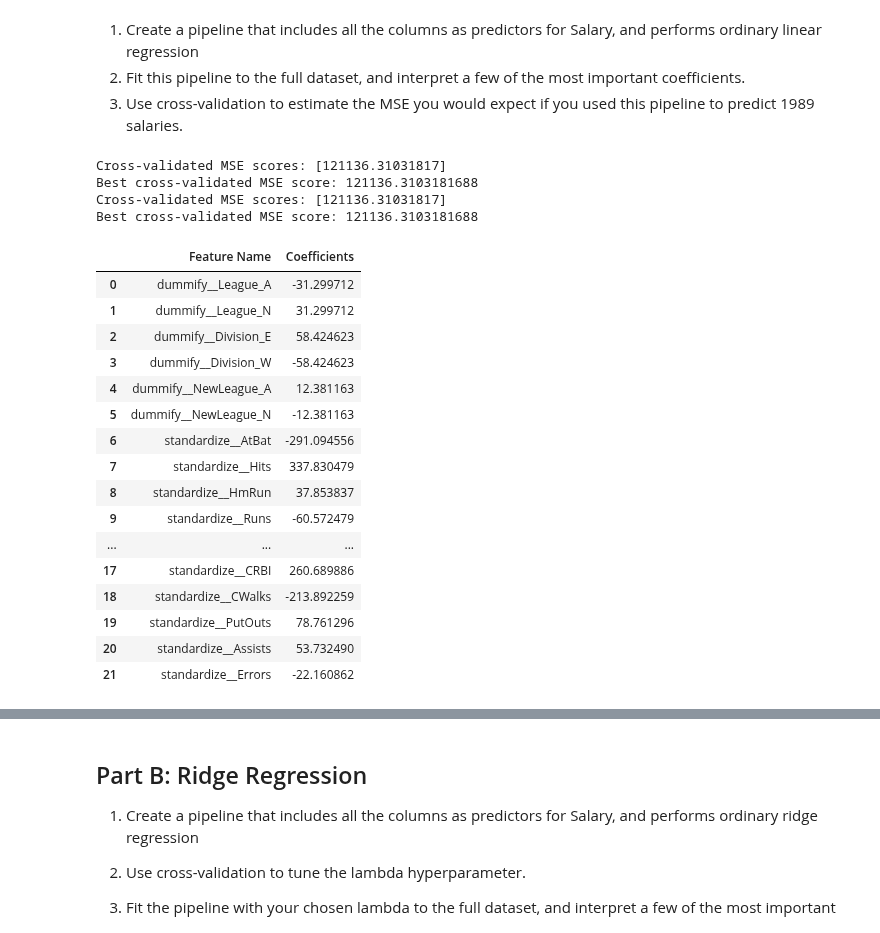
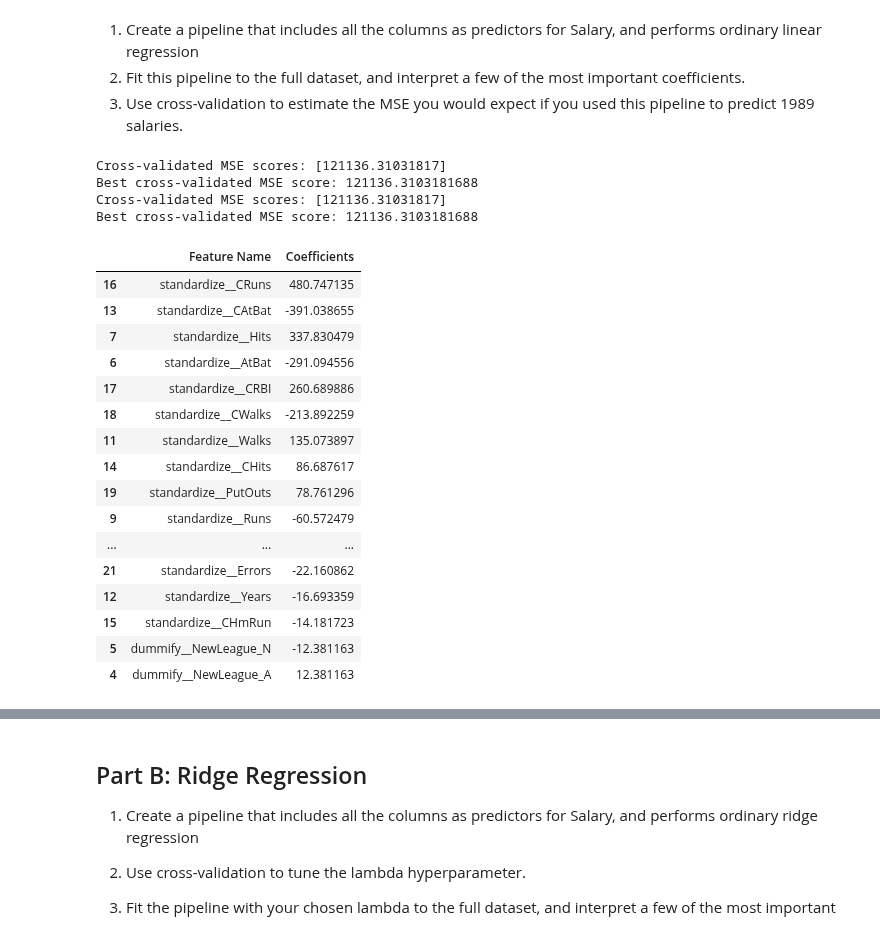
Before and after one commit to chloefeehan/GSB544, a Jupyter notebook: Labs/Lab6/Lab6.ipynb, the cells around one changed output, grey strips where cells are left out. Saved outputs shown, nothing was run; the diff lists cells and outputs as text; code cells hidden in the pictures.

```diff
--- a/Labs/Lab6/Lab6.ipynb
+++ b/Labs/Lab6/Lab6.ipynb
@@ -45,7 +45,7 @@ hitters.dropna(inplace=True)
 # %%
 # write function that tunes regression
 
-def tune_regression(X, y, model_type = "linear", alpha_values = [0.001, 0.01, 0.1, 1, 10], l1_ratio_values = [0.0, 0.25, 0.5, 0.75, 1.0], cv = 5):
+def tune_regression(X, y, model_type = "linear", alpha_values = [0.001, 0.01, 0.1, 1, 10], l1_ratio_values = [0.0, 0.25, 0.5, 0.75, 1.0], cv = 5, interaction = False):
 
     # create criteria for model specification
     if model_type  == "linear":
@@ -77,6 +77,7 @@ def tune_regression(X, y, model_type = "linear", alpha_values = [0.001, 0.01, 0.
         ("preprocessing", ct),
         ("regression", model)
     ])
+
     # do grid search
     grid_search = GridSearchCV(pipeline, alpha, cv=cv, scoring='neg_mean_squared_error')
     grid_search_fitted = grid_search.fit(X, y)
@@ -101,14 +102,16 @@ def tune_regression(X, y, model_type = "linear", alpha_values = [0.001, 0.01, 0.
     best_l1_ratio = grid_search.best_params_.get("regression__l1_ratio", None)
     best_score = grid_search.best_score_
 
-    # print best alpha and l1_ration scores if applicable
+    # print best alpha and l1_ratio scores if applicable
     if best_alpha is not None:
         print(f"Best alpha: {best_alpha}")
     if best_l1_ratio is not None:
         print(f"Best l1 ratio: {best_l1_ratio}")
     print(f"Best cross-validated MSE score: {-best_score}")
+    sorted_coefs_df = coefs_df.sort_values(by='Coefficients', key = abs, ascending=False)
 
-    return coefs_df
+
+    return sorted_coefs_df
 # %% [markdown]
 1. Create a pipeline that includes all the columns as predictors for Salary, and performs ordinary linear regression
 2. Fit this pipeline to the full dataset, and interpret a few of the most important coefficients.
@@ -116,31 +119,28 @@ def tune_regression(X, y, model_type = "linear", alpha_values = [0.001, 0.01, 0.
 # %%
 # create variables
 X = hitters.drop(["Salary"], axis = 1)
 y = hitters["Salary"]
 
-X_train, X_test, y_train, y_test = train_test_split(X, y, test_size = 0.2, random_state=1)
-
-
 tune_regression(X, y, model_type = "linear")
 # %% [output]
 Cross-validated MSE scores: [121136.31031817]
 Best cross-validated MSE score: 121136.3103181688
 Cross-validated MSE scores: [121136.31031817]
 Best cross-validated MSE score: 121136.3103181688
 |  | Feature Name | Coefficients |
-| 0 | dummify__League_A | -31.299712 |
-| 1 | dummify__League_N | 31.299712 |
-| 2 | dummify__Division_E | 58.424623 |
-| 3 | dummify__Division_W | -58.424623 |
-| 4 | dummify__NewLeague_A | 12.381163 |
-| 5 | dummify__NewLeague_N | -12.381163 |
+| 16 | standardize__CRuns | 480.747135 |
+| 13 | standardize__CAtBat | -391.038655 |
+| 7 | standardize__Hits | 337.830479 |
 | 6 | standardize__AtBat | -291.094556 |
-| 7 | standardize__Hits | 337.830479 |
-| 8 | standardize__HmRun | 37.853837 |
+| 17 | standardize__CRBI | 260.689886 |
+| 18 | standardize__CWalks | -213.892259 |
+| 11 | standardize__Walks | 135.073897 |
+| 14 | standardize__CHits | 86.687617 |
+| 19 | standardize__PutOuts | 78.761296 |
 | 9 | standardize__Runs | -60.572479 |
 | ... | ... | ... |
-| 17 | standardize__CRBI | 260.689886 |
-| 18 | standardize__CWalks | -213.892259 |
-| 19 | standardize__PutOuts | 78.761296 |
-| 20 | standardize__Assists | 53.732490 |
 | 21 | standardize__Errors | -22.160862 |
+| 12 | standardize__Years | -16.693359 |
+| 15 | standardize__CHmRun | -14.181723 |
+| 5 | dummify__NewLeague_N | -12.381163 |
+| 4 | dummify__NewLeague_A | 12.381163 |
```
Also changed, not shown: parts of 41 cells of this notebook, 1 other file.
